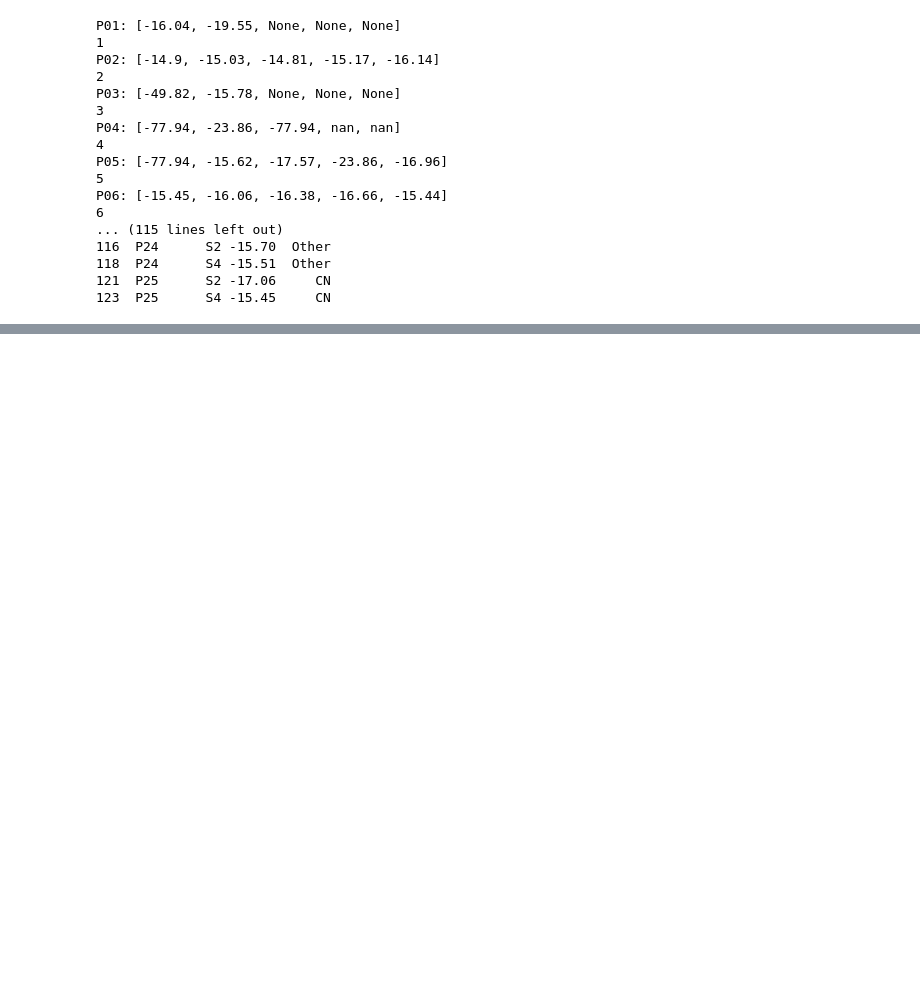
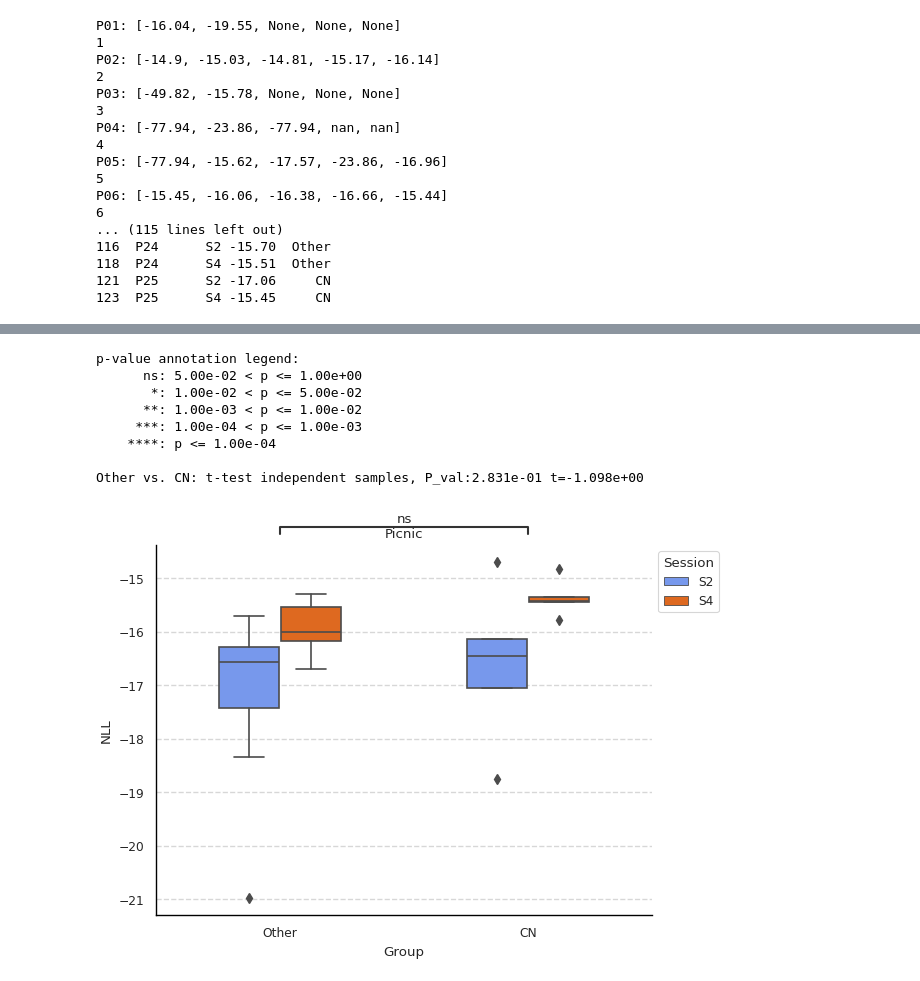
Before and after one commit to mariarlima/llm-hri-cognitive-health, a Jupyter notebook: AnalysisTools/EyeGazeDataTools/GMM_NLL_analysis.ipynb, the cells around one changed output, grey strips where cells are left out. Cells and saved outputs as stored; diff of their text form; code cells hidden in the pictures; blank space fills up the shorter version.

```diff
--- a/AnalysisTools/EyeGazeDataTools/GMM_NLL_analysis.ipynb
+++ b/AnalysisTools/EyeGazeDataTools/GMM_NLL_analysis.ipynb
@@ -230,0 +238,20 @@ with plotting.paper_theme():
+# %%
+pairs = [("CN", "Other")]
+
+with plotting.paper_theme():
+    ax = sns.boxplot(data=df_picnic, x="Group", y="NLL", hue="Session", width=.5) #, gap=.1)
+    sns.move_legend(ax, "upper left", bbox_to_anchor=(1, 1))
+    ax.set_title('Picnic')
+    annotator = Annotator(ax, pairs, data=df_picnic, x="Group", y="NLL")
+    annotator.configure(test='t-test_ind', text_format='star', loc='outside')
+    annotator.apply_and_annotate()
+# %% [output]
+p-value annotation legend:
+      ns: 5.00e-02 < p <= 1.00e+00
+       *: 1.00e-02 < p <= 5.00e-02
+      **: 1.00e-03 < p <= 1.00e-02
+     ***: 1.00e-04 < p <= 1.00e-03
+    ****: p <= 1.00e-04
+
+Other vs. CN: t-test independent samples, P_val:2.831e-01 t=-1.098e+00
+[figure, added]
```
Also changed, not shown: parts of 5 cells of this notebook, 8 other files.
